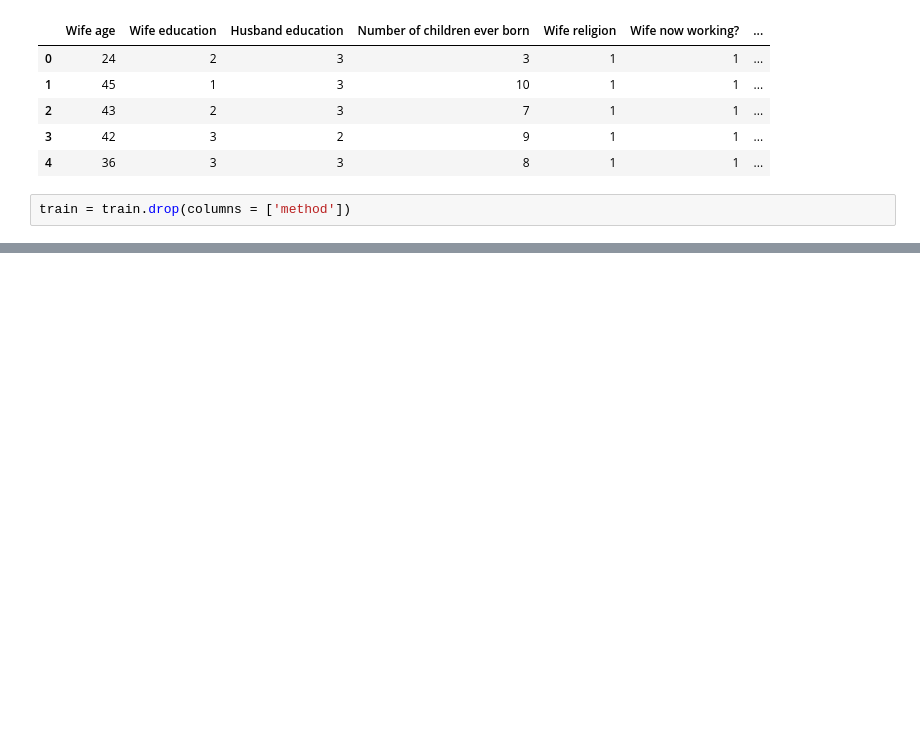
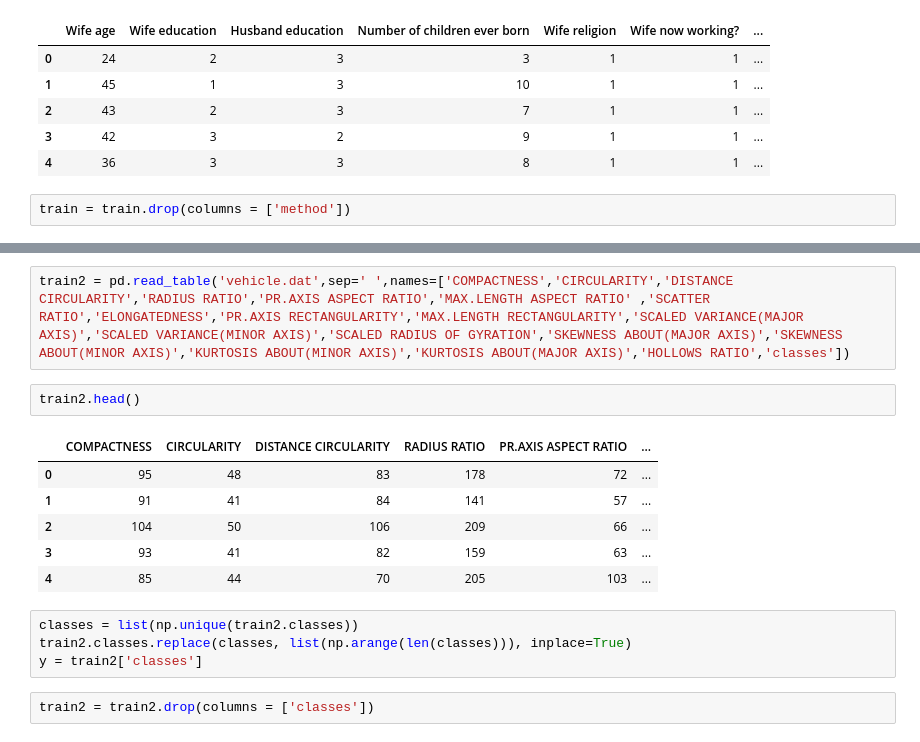
Before and after one commit to MLDMXM2017/Data-Mining-Theory-and-Application, a Jupyter notebook: Chapter 3/mixed-sfs-master/demo.ipynb, the cells around one changed output, grey strips where cells are left out. Cells and saved outputs as stored; diff of their text form; blank space fills up the shorter version.

```diff
--- a/Chapter 3/mixed-sfs-master/demo.ipynb
+++ b/Chapter 3/mixed-sfs-master/demo.ipynb
@@ -59,3 +59,20 @@ featureWeights = sfs.selectFeatures(inData=train , maxNumClusters = 3)
 # Feature weights saved to file featureWeights.csv
 
 #### Done ####
+# %%
+train2 = pd.read_table('vehicle.dat',sep=' ',names=['COMPACTNESS','CIRCULARITY','DISTANCE CIRCULARITY','RADIUS RATIO','PR.AXIS ASPECT RATIO','MAX.LENGTH ASPECT RATIO' ,'SCATTER RATIO','ELONGATEDNESS','PR.AXIS RECTANGULARITY','MAX.LENGTH RECTANGULARITY','SCALED VARIANCE(MAJOR AXIS)','SCALED VARIANCE(MINOR AXIS)','SCALED RADIUS OF GYRATION','SKEWNESS ABOUT(MAJOR AXIS)','SKEWNESS ABOUT(MINOR AXIS)','KURTOSIS ABOUT(MINOR AXIS)','KURTOSIS ABOUT(MAJOR AXIS)','HOLLOWS RATIO','classes'])
+# %%
+train2.head()
+# %% [output]
+|  | COMPACTNESS | CIRCULARITY | DISTANCE CIRCULARITY | RADIUS RATIO | PR.AXIS ASPECT RATIO | ... |
+| 0 | 95 | 48 | 83 | 178 | 72 | ... |
+| 1 | 91 | 41 | 84 | 141 | 57 | ... |
+| 2 | 104 | 50 | 106 | 209 | 66 | ... |
+| 3 | 93 | 41 | 82 | 159 | 63 | ... |
+| 4 | 85 | 44 | 70 | 205 | 103 | ... |
+# %%
+classes = list(np.unique(train2.classes))
+train2.classes.replace(classes, list(np.arange(len(classes))), inplace=True)
+y = train2['classes']
+# %%
+train2 = train2.drop(columns = ['classes'])
```
Also changed, not shown: parts of 10 cells of this notebook, 2 other files.
